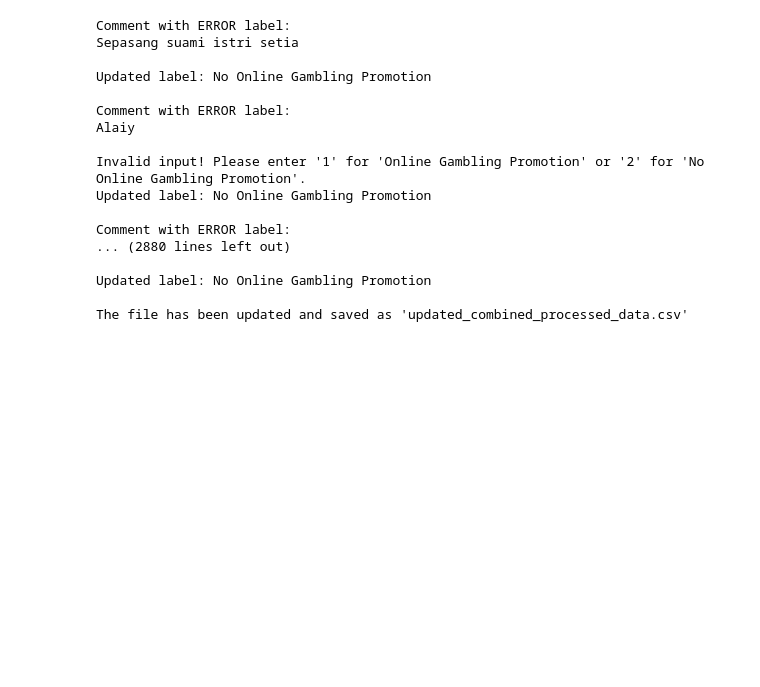
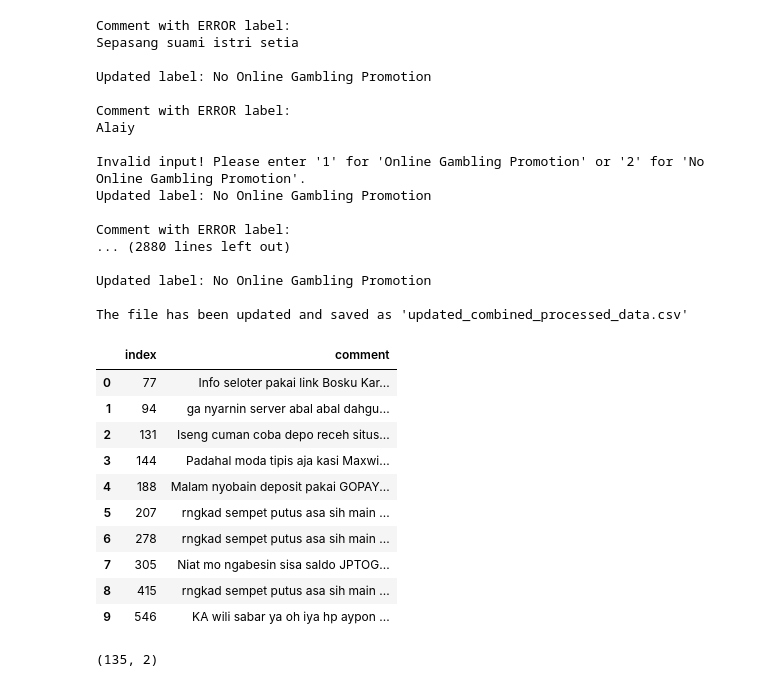
Before and after one commit to OhMyBreee/OnlineGamblingPromotionDetector, a Jupyter notebook: sample10.ipynb, the cells around one changed output. Drawn from its saved outputs; the diff is of its cells as text; code cells hidden in the pictures; blank space fills up the shorter version.

Commit message:
perfected updated_combined_processed_data(2).csv

```diff
--- a/sample10.ipynb
+++ b/sample10.ipynb
@@ -766,3 +766,28 @@ Comment with ERROR label:
 Updated label: No Online Gambling Promotion
 
 The file has been updated and saved as 'updated_combined_processed_data.csv'
+# %%
+combined_processed = pd.read_csv("updated_combined_processed_data.csv", sep=';')
+labeling_error = pd.DataFrame(columns=['index', 'comment'])
+for index, row in combined_processed.iterrows():
+    # Check if the label is not one of the two options
+    if row['label'] not in ["No Online Gambling Promotion", "Online Gambling Promotion"]:
+        labeling_error.loc[len(labeling_error)] = [index, row['comment']]
+
+labeling_error.head(10)
+# %% [output]
+|  | index | comment |
+| 0 | 77 | Info seloter pakai link Bosku Kar... |
+| 1 | 94 | ga nyarnin server abal abal dahgu... |
+| 2 | 131 | Iseng cuman coba depo receh situs... |
+| 3 | 144 | Padahal moda tipis aja kasi Maxwi... |
+| 4 | 188 | Malam nyobain deposit pakai GOPAY... |
+| 5 | 207 | rngkad sempet putus asa sih main ... |
+| 6 | 278 | rngkad sempet putus asa sih main ... |
+| 7 | 305 | Niat mo ngabesin sisa saldo JPTOG... |
+| 8 | 415 | rngkad sempet putus asa sih main ... |
+| 9 | 546 | KA wili sabar ya oh iya hp aypon ... |
+# %%
+labeling_error.shape
+# %% [output]
+(135, 2)
```
Also changed, not shown: parts of 1 cell of this notebook, 1 other file.
